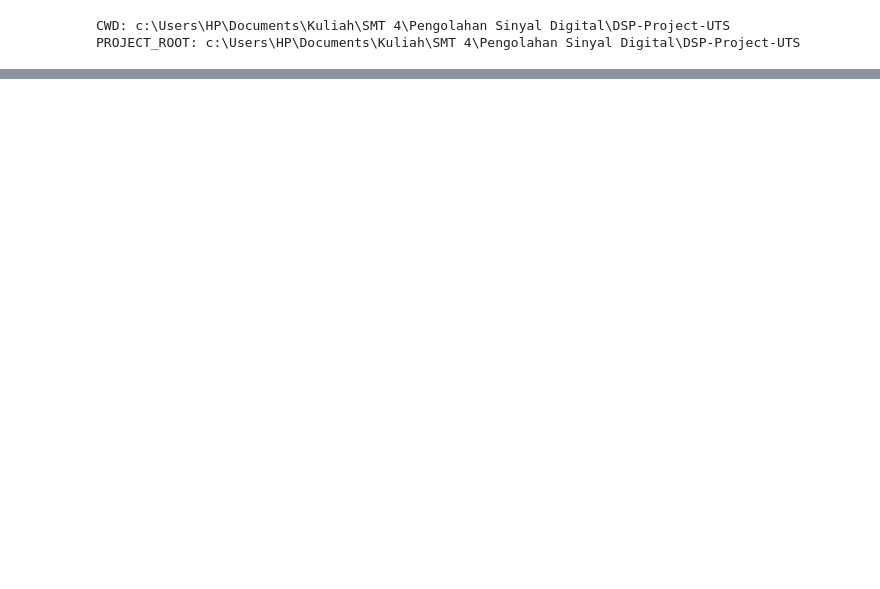
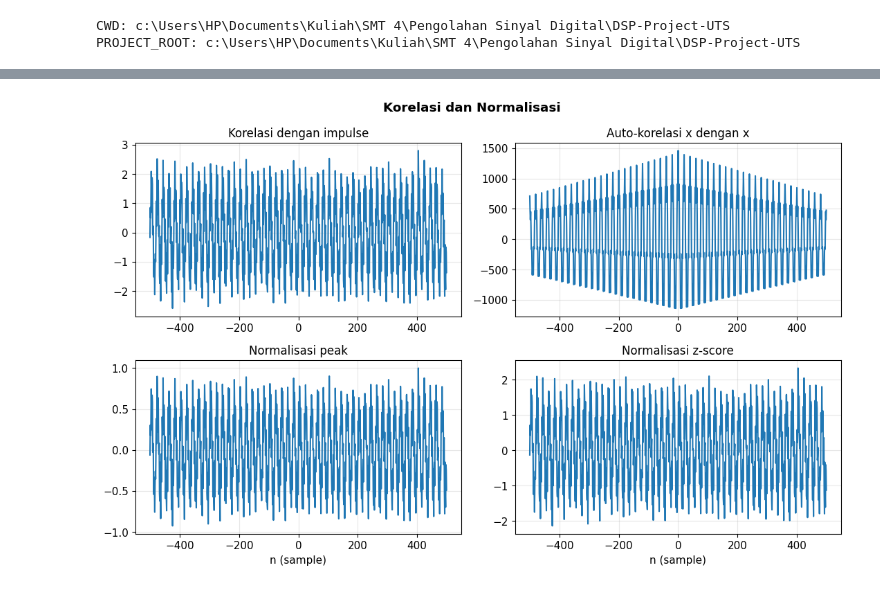
Before and after one commit to arrvy/DSP-Project-UTS, a Jupyter notebook: report.ipynb, the cells around one changed output, grey strips where cells are left out. Saved outputs shown, nothing was run; the diff lists cells and outputs as text; code cells hidden in the pictures; blank space fills up the shorter version.

```diff
--- a/report.ipynb
+++ b/report.ipynb
@@ -81,0 +184,26 @@ f = 300 Hz | Re =     6.24 | Im =  -398.05 | |X| = 0.7962 | phi = -89.1 derajat
+# %%
+fig, axes = plt.subplots(2, 2, figsize=(11, 7))
+fig.suptitle("Korelasi dan Normalisasi", fontweight="bold")
+
+axes[0, 0].plot(n_axis[start:end], basic_ops["correlation"]["impulse"][start:end])
+axes[0, 0].set_title("Korelasi dengan impulse")
+axes[0, 0].grid(True, alpha=0.3)
+
+axes[0, 1].plot(n_axis[start:end], basic_ops["correlation"]["self"][start:end])
+axes[0, 1].set_title("Auto-korelasi x dengan x")
+axes[0, 1].grid(True, alpha=0.3)
+
+axes[1, 0].plot(n_axis[start:end], basic_ops["normalization"]["peak"][start:end])
+axes[1, 0].set_title("Normalisasi peak")
+axes[1, 0].set_xlabel("n (sample)")
+axes[1, 0].grid(True, alpha=0.3)
+
+axes[1, 1].plot(n_axis[start:end], basic_ops["normalization"]["zscore"][start:end])
+axes[1, 1].set_title("Normalisasi z-score")
+axes[1, 1].set_xlabel("n (sample)")
+axes[1, 1].grid(True, alpha=0.3)
+
+plt.tight_layout()
+plt.show()
+# %% [output]
+[figure, added]
```
Also changed, not shown: parts of 17 cells of this notebook, 1 other file.
